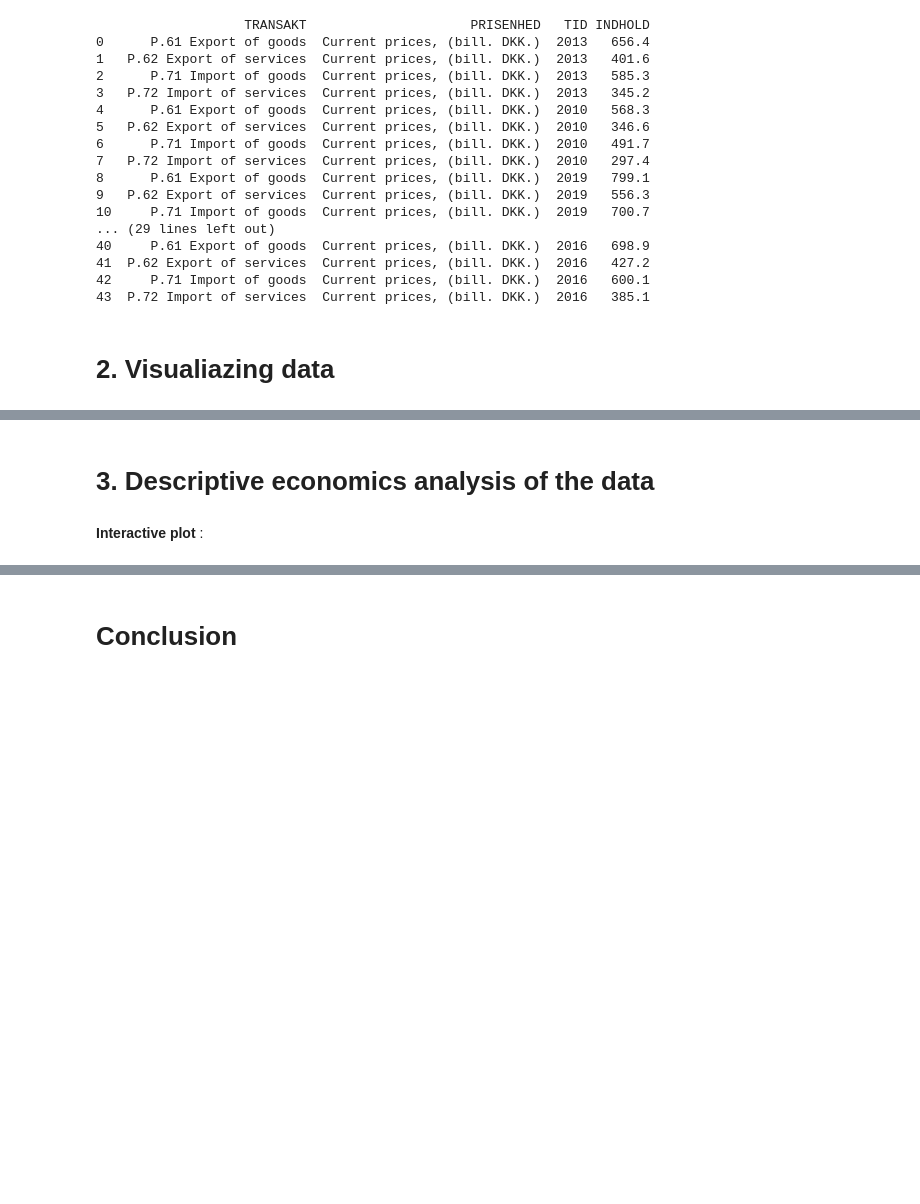
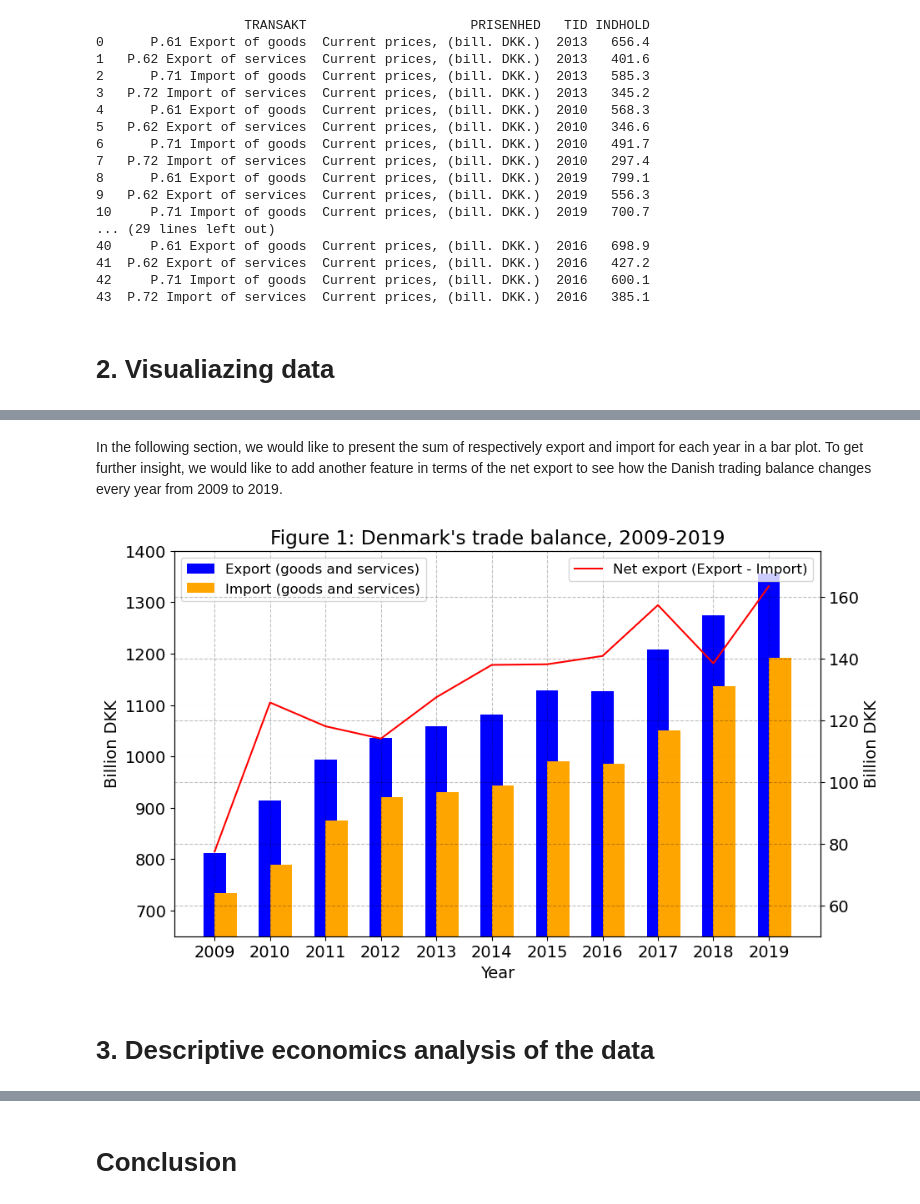
Before and after one commit to NumEconCopenhagen/projects-2023-snj927-vpc398, a Jupyter notebook: dataproject/dataproject.ipynb, the cells around one changed output, grey strips where cells are left out. Cells and saved outputs as stored; diff of their text form; code cells hidden in the pictures; blank space fills up the shorter version.

```diff
--- a/dataproject/dataproject.ipynb
+++ b/dataproject/dataproject.ipynb
@@ -186,4 +157,77 @@ print(inc_api)
+# %% [markdown]
+In the following section, we would like to present the sum of respectively export and import for each year in a bar plot. To get further insight, we would like to add another feature in terms of the net export to see how the Danish trading balance changes every year from 2009 to 2019.
+# %%
+#Creating a template for the parameters using The _define_base_params -method (giving access to all data)
+params = ind._define_base_params(language='en')
+
+#Define data set to specific variables
+variables = params['variables'] # Returns a view, that we can edit
+variables[0]['values'] = ['P71K', 'P72K', 'P61D', 'P62D'] # Import and export of respectively goods and services
+variables[1]['values'] = ['V_M'] # Current prices (Løbende priser)
+variables[2]['values'] = ['>2008<=2019'] # From 2009 to 2019
+
+#Loading/presenting the current data set
+inc_api = ind.get_data(params=params)
+
+# Pivot the data to create separate columns for import and export
+df_pivoted = inc_api.pivot_table(index='TID', columns='TRANSAKT', values='INDHOLD')
+
+# Combine export of goods and services into one column
+df_pivoted['Export'] = df_pivoted['P.61 Export of goods'] + df_pivoted['P.62 Export of services']
+
+# Combine import of goods and services into one column
+df_pivoted['Import'] = df_pivoted['P.71 Import of goods'] + df_pivoted['P.72 Import of services']
+
+# Drop the original columns for import and export
+df_pivoted = df_pivoted.drop(columns=['P.61 Export of goods', 'P.62 Export of services', 'P.71 Import of goods', 'P.72 Import of services'])
+
+# Calculate the ratio of export to import for each year
+df_pivoted['Ratio'] = df_pivoted['Export'] - df_pivoted['Import']
+
+# Plot the data as bar charts
+fig, ax1 = plt.subplots(figsize=(10, 6))
+
+# Plot import and export as bars on the first axis
+ax1.bar(df_pivoted.index, df_pivoted['Export'], width=0.4, align='center', color='blue', label='Export (goods and services)')
+ax1.bar(df_pivoted.index, df_pivoted['Import'], width=0.4, align='edge', color='orange', label='Import (goods and services)')
+
+# Set the x-axis label and ticks
+ax1.set_xlabel('Year')
+ax1.set_xticks(df_pivoted.index)
+
+# Set the y-axis label and limits for the first axis
+ax1.set_ylabel('Billion DKK')
+ax1.set_ylim([650, 1400])
+
+# Set the title
+ax1.set_title('Figure 1: Denmark\'s trade balance, 2009-2019')
+
+# Set the legend for the first axis
+ax1.legend(loc='upper left', fontsize=12)
+
+# Create a second axis for the ratio plot
+ax2 = ax1.twinx()
+
+# Plot the ratio as a line on the second axis
+ax2.plot(df_pivoted.index, df_pivoted['Ratio'], color='red', label='Net export (Export - Import)')
+
+# Set the y-axis label and limits for the second axis
+ax2.set_ylabel('Billion DKK')
+ax2.set_ylim([50, 175])
+
+# Set the legend for the second axis
+ax2.legend(loc='upper right', fontsize=12)
+
+# Remove the grid lines for both axes
+ax1.grid(b=True, axis='y', linewidth=0.05, linestyle='-', color='gray')
+
+# Set the same y-axis limits for both axes
+ax1.set_ylim([650, 1400])
+ax2.set_ylim([50, 175])
+
+# Show the plot
+plt.show()
+# %% [output]
+[figure, added]
 # %% [markdown]
 # 3. Descriptive economics analysis of the data
-# %% [markdown]
-**Interactive plot** :
```
Also changed, not shown: parts of 21 cells of this notebook.
